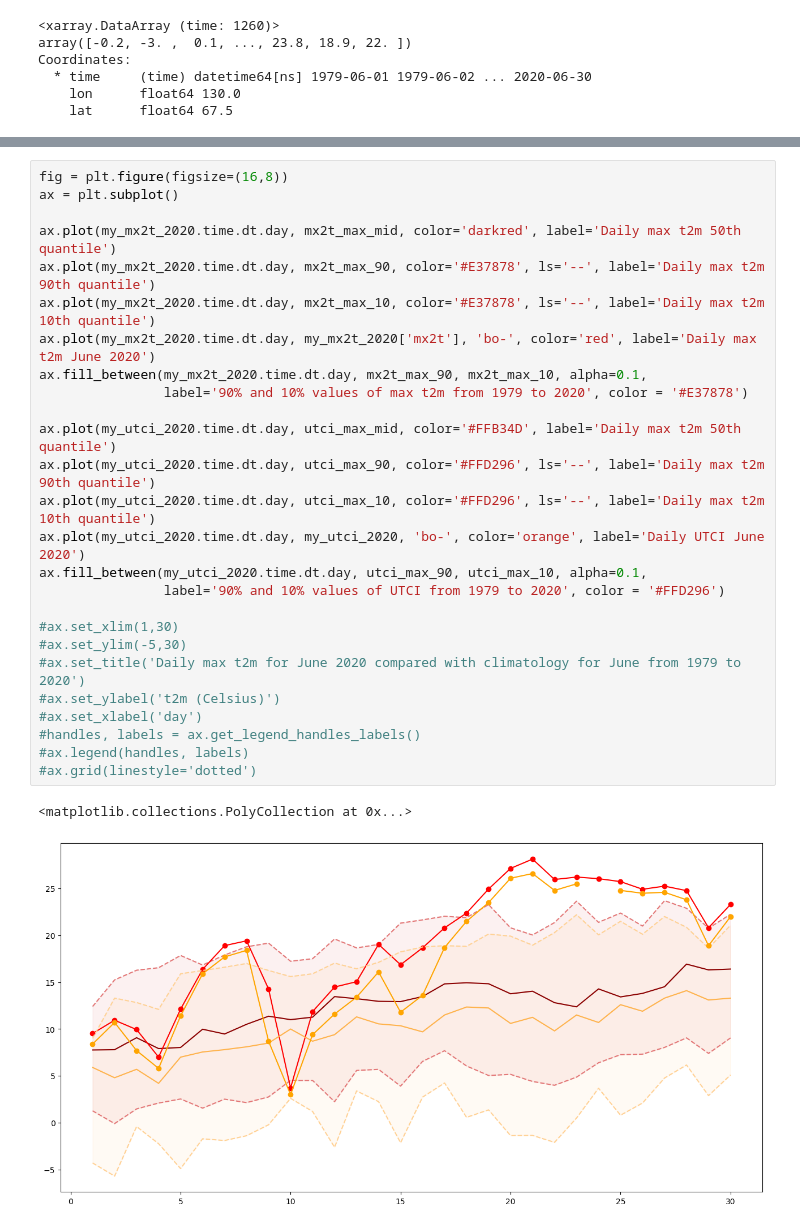
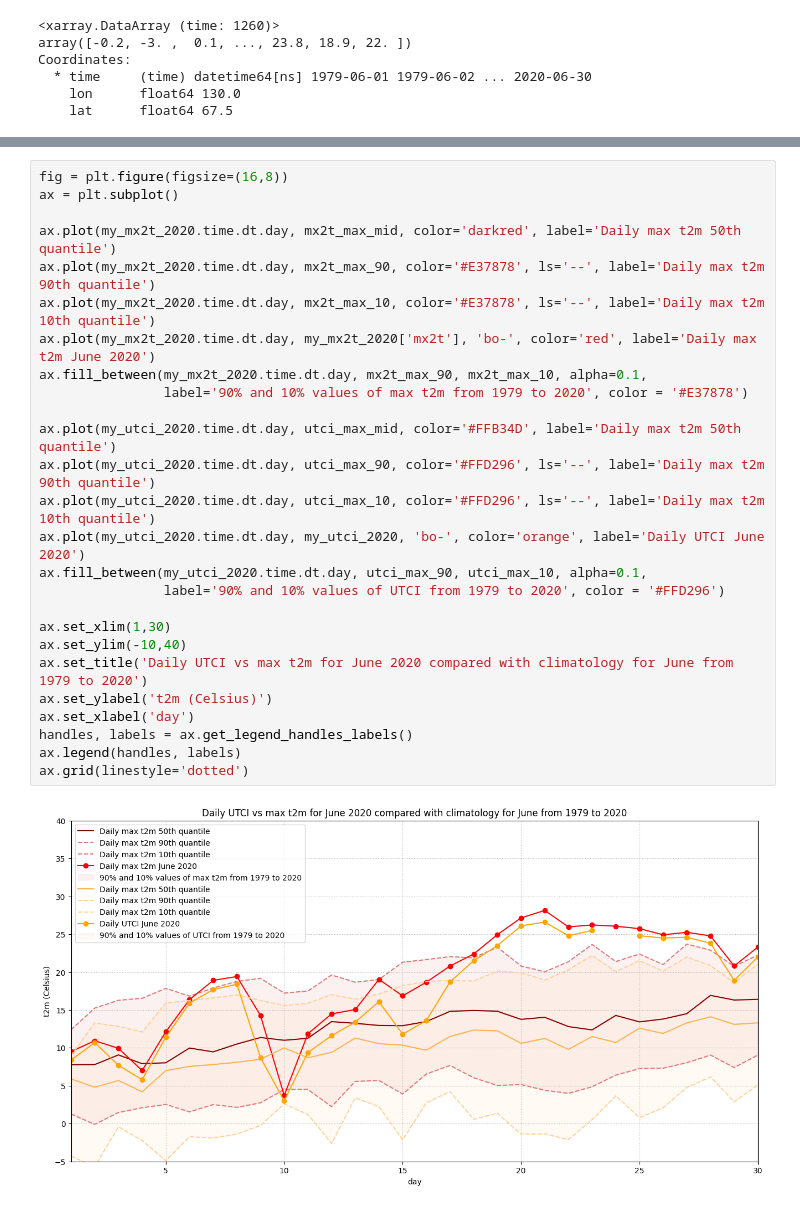
Before and after one commit to xinhe-zhang/heatwave, a Jupyter notebook: HW4_張昕荷_R12228016.ipynb, the cells around one changed output, grey strips where cells are left out. Drawn from its saved outputs; the diff is of its cells as text.

```diff
--- a/HW4_張昕荷_R12228016.ipynb
+++ b/HW4_張昕荷_R12228016.ipynb
@@ -403,29 +403,28 @@ Coordinates:
 # %%
 fig = plt.figure(figsize=(16,8))
 ax = plt.subplot()
 
 ax.plot(my_mx2t_2020.time.dt.day, mx2t_max_mid, color='darkred', label='Daily max t2m 50th quantile')
 ax.plot(my_mx2t_2020.time.dt.day, mx2t_max_90, color='#E37878', ls='--', label='Daily max t2m 90th quantile')
 ax.plot(my_mx2t_2020.time.dt.day, mx2t_max_10, color='#E37878', ls='--', label='Daily max t2m 10th quantile')
 ax.plot(my_mx2t_2020.time.dt.day, my_mx2t_2020['mx2t'], 'bo-', color='red', label='Daily max t2m June 2020')
 ax.fill_between(my_mx2t_2020.time.dt.day, mx2t_max_90, mx2t_max_10, alpha=0.1,
                 label='90% and 10% values of max t2m from 1979 to 2020', color = '#E37878')
 
 ax.plot(my_utci_2020.time.dt.day, utci_max_mid, color='#FFB34D', label='Daily max t2m 50th quantile')
 ax.plot(my_utci_2020.time.dt.day, utci_max_90, color='#FFD296', ls='--', label='Daily max t2m 90th quantile')
 ax.plot(my_utci_2020.time.dt.day, utci_max_10, color='#FFD296', ls='--', label='Daily max t2m 10th quantile')
 ax.plot(my_utci_2020.time.dt.day, my_utci_2020, 'bo-', color='orange', label='Daily UTCI June 2020')
 ax.fill_between(my_utci_2020.time.dt.day, utci_max_90, utci_max_10, alpha=0.1,
                 label='90% and 10% values of UTCI from 1979 to 2020', color = '#FFD296')
 
-#ax.set_xlim(1,30)
-#ax.set_ylim(-5,30)
-#ax.set_title('Daily max t2m for June 2020 compared with climatology for June from 1979 to 2020')
-#ax.set_ylabel('t2m (Celsius)')
-#ax.set_xlabel('day')
-#handles, labels = ax.get_legend_handles_labels()
-#ax.legend(handles, labels)
-#ax.grid(linestyle='dotted')
+ax.set_xlim(1,30)
+ax.set_ylim(-10,40)
+ax.set_title('Daily UTCI vs max t2m for June 2020 compared with climatology for June from 1979 to 2020')
+ax.set_ylabel('t2m (Celsius)')
+ax.set_xlabel('day')
+handles, labels = ax.get_legend_handles_labels()
+ax.legend(handles, labels)
+ax.grid(linestyle='dotted')
 # %% [output]
-<matplotlib.collections.PolyCollection at 0x...>
-[figure, old version]
+[figure, new version]
```
